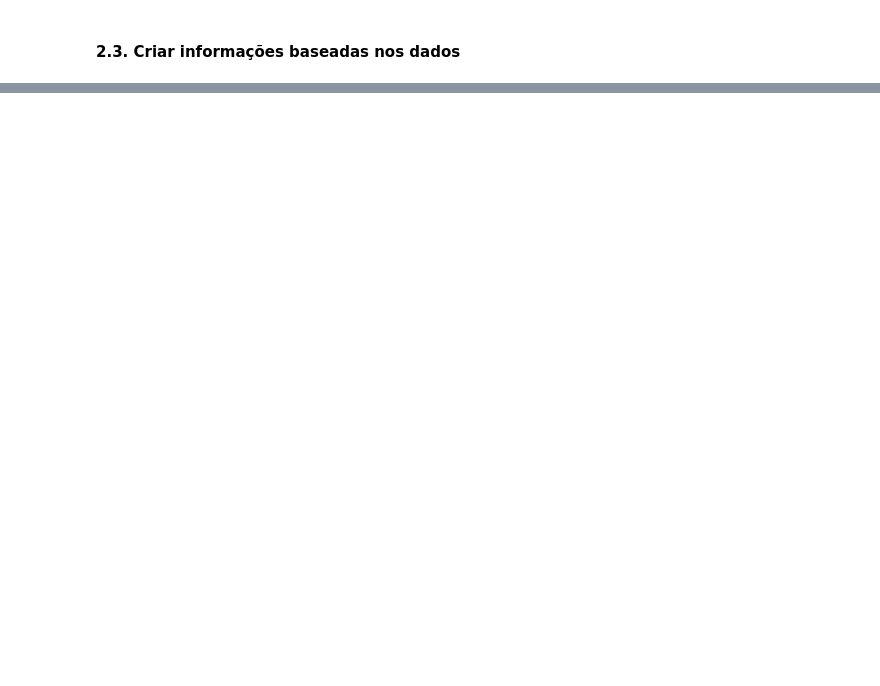
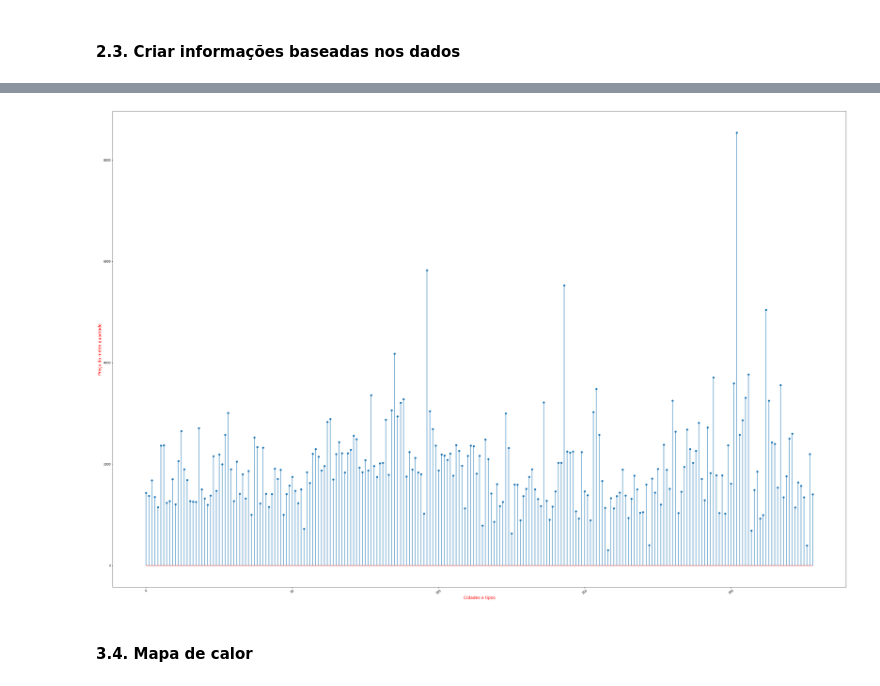
Before and after one commit to lidiambsouza/price_properties, a Jupyter notebook: price_properties.ipynb, the cells around one changed output, grey strips where cells are left out. Saved outputs shown, nothing was run; the diff lists cells and outputs as text; code cells hidden in the pictures; blank space fills up the shorter version.

```diff
--- a/price_properties.ipynb
+++ b/price_properties.ipynb
@@ -78,0 +198,3 @@ KeyError: 'price_usd'
+# %%
+medias_cidades_tipos = dfmerge.groupby(['property_type','place_name'])['preco_metro'].agg(['max','min','mean','median'])
+medias_cidades_tipos
@@ -78,0 +216,3 @@ KeyError: 'price_usd'
+# %%
+medias_cidades_tipos_final = medias_cidades_tipos.reset_index([ 'property_type','place_name' ])
+medias_cidades_tipos_final
@@ -78,0 +233,11 @@ KeyError: 'price_usd'
+# %%
+plt.figure(figsize = (45, 30))
+plt.xlabel('Cidades e tipos', fontsize=14, color='red')
+plt.ylabel('Preço do metro quadrado', fontsize=14, color='red')
+plt.stem(medias_cidades_tipos_final.index, medias_cidades_tipos_final['median'])
+plt.xticks(rotation = 35)
+plt.show()
+# %% [output]
+[figure, added]
+# %% [markdown]
+<h4>3.4. Mapa de calor</h4>
```
Also changed, not shown: parts of 16 cells of this notebook.
